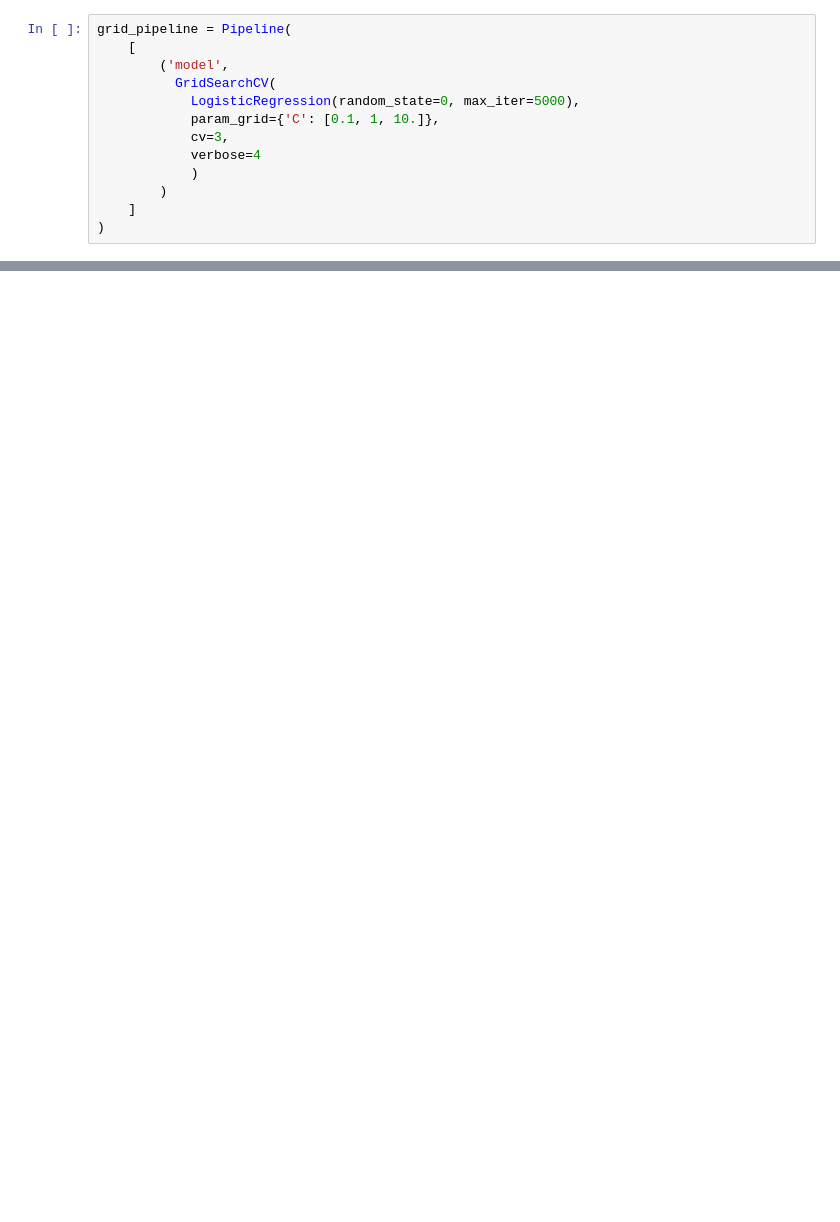
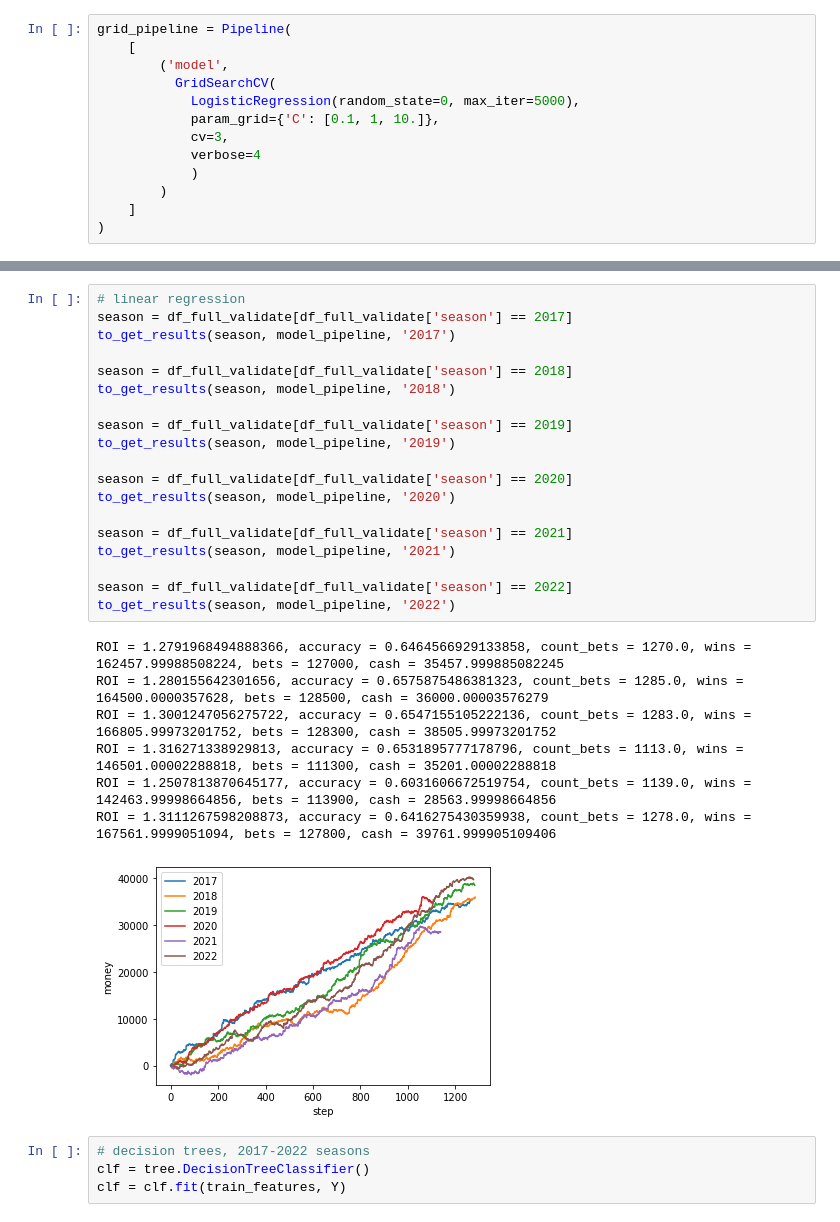
Before and after one commit to PSergey24/jupyter_notebooks, a Jupyter notebook: NBA_prediction.ipynb, the cells around one changed output, grey strips where cells are left out. Saved outputs shown, nothing was run; the diff lists cells and outputs as text; blank space fills up the shorter version.

```diff
--- a/NBA_prediction.ipynb
+++ b/NBA_prediction.ipynb
@@ -314,0 +346,31 @@ Text(0, 0.5, 'money')
+# %%
+# linear regression
+season = df_full_validate[df_full_validate['season'] == 2017]
+to_get_results(season, model_pipeline, '2017')
+
+season = df_full_validate[df_full_validate['season'] == 2018]
+to_get_results(season, model_pipeline, '2018')
+
+season = df_full_validate[df_full_validate['season'] == 2019]
+to_get_results(season, model_pipeline, '2019')
+
+season = df_full_validate[df_full_validate['season'] == 2020]
+to_get_results(season, model_pipeline, '2020')
+
+season = df_full_validate[df_full_validate['season'] == 2021]
+to_get_results(season, model_pipeline, '2021')
+
+season = df_full_validate[df_full_validate['season'] == 2022]
+to_get_results(season, model_pipeline, '2022')
+# %% [output]
+ROI = 1.2791968494888366, accuracy = 0.6464566929133858, count_bets = 1270.0, wins = 162457.99988508224, bets = 127000, cash = 35457.999885082245
+ROI = 1.280155642301656, accuracy = 0.6575875486381323, count_bets = 1285.0, wins = 164500.0000357628, bets = 128500, cash = 36000.00003576279
+ROI = 1.3001247056275722, accuracy = 0.6547155105222136, count_bets = 1283.0, wins = 166805.99973201752, bets = 128300, cash = 38505.99973201752
+ROI = 1.316271338929813, accuracy = 0.6531895777178796, count_bets = 1113.0, wins = 146501.00002288818, bets = 111300, cash = 35201.00002288818
+ROI = 1.2507813870645177, accuracy = 0.6031606672519754, count_bets = 1139.0, wins = 142463.99998664856, bets = 113900, cash = 28563.99998664856
+ROI = 1.3111267598208873, accuracy = 0.6416275430359938, count_bets = 1278.0, wins = 167561.9999051094, bets = 127800, cash = 39761.999905109406
+[figure, added]
+# %%
+# decision trees, 2017-2022 seasons
+clf = tree.DecisionTreeClassifier()
+clf = clf.fit(train_features, Y)
```
Also changed, not shown: parts of 53 cells of this notebook.
